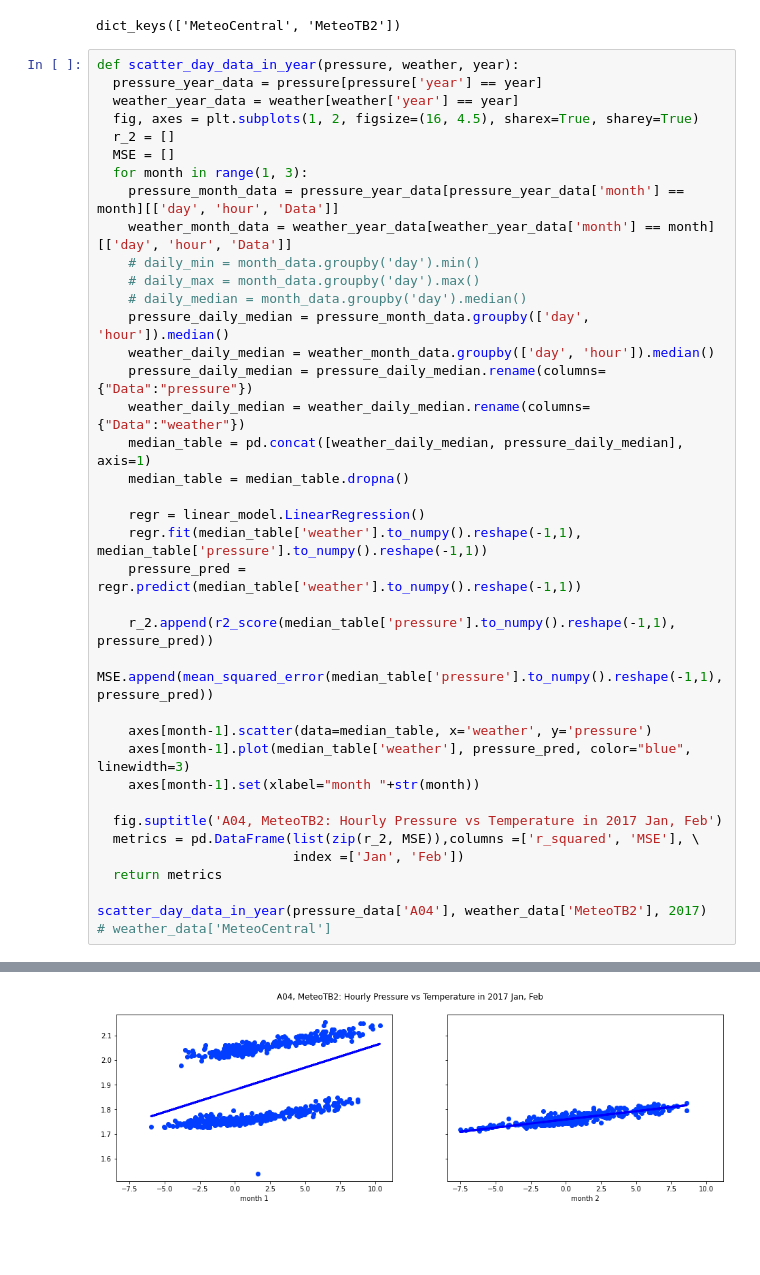
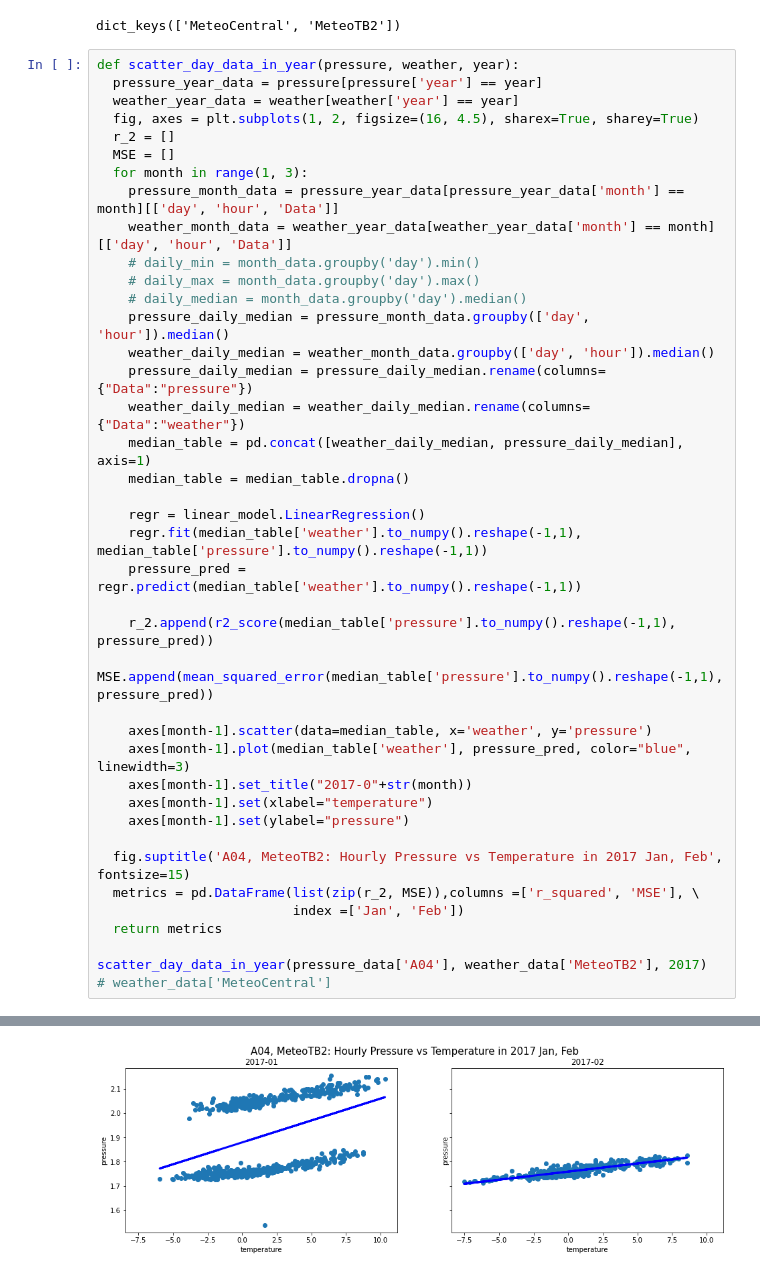
Before and after one commit to jayZhu1020/Columbia-Capstone, a Jupyter notebook: Exploratory_Data_Analysis.ipynb, the cells around one changed output, grey strips where cells are left out. Cells and saved outputs as stored; diff of their text form; blank space fills up the shorter version.

```diff
--- a/Exploratory_Data_Analysis.ipynb
+++ b/Exploratory_Data_Analysis.ipynb
@@ -98,36 +98,38 @@ def scatter_day_data_in_year(pressure, weather, year):
     # daily_min = month_data.groupby('day').min()
     # daily_max = month_data.groupby('day').max()
     # daily_median = month_data.groupby('day').median()
     pressure_daily_median = pressure_month_data.groupby(['day', 'hour']).median()
     weather_daily_median = weather_month_data.groupby(['day', 'hour']).median()
     pressure_daily_median = pressure_daily_median.rename(columns={"Data":"pressure"})
     weather_daily_median = weather_daily_median.rename(columns={"Data":"weather"})
     median_table = pd.concat([weather_daily_median, pressure_daily_median], axis=1)
     median_table = median_table.dropna()
 
     regr = linear_model.LinearRegression()
     regr.fit(median_table['weather'].to_numpy().reshape(-1,1), median_table['pressure'].to_numpy().reshape(-1,1))
     pressure_pred = regr.predict(median_table['weather'].to_numpy().reshape(-1,1))
 
     r_2.append(r2_score(median_table['pressure'].to_numpy().reshape(-1,1), pressure_pred))
     MSE.append(mean_squared_error(median_table['pressure'].to_numpy().reshape(-1,1), pressure_pred))
 
     axes[month-1].scatter(data=median_table, x='weather', y='pressure')
     axes[month-1].plot(median_table['weather'], pressure_pred, color="blue", linewidth=3)
-    axes[month-1].set(xlabel="month "+str(month))
+    axes[month-1].set_title("2017-0"+str(month))
+    axes[month-1].set(xlabel="temperature")
+    axes[month-1].set(ylabel="pressure")
 
-  fig.suptitle('A04, MeteoTB2: Hourly Pressure vs Temperature in 2017 Jan, Feb')
+  fig.suptitle('A04, MeteoTB2: Hourly Pressure vs Temperature in 2017 Jan, Feb', fontsize=15)
   metrics = pd.DataFrame(list(zip(r_2, MSE)),columns =['r_squared', 'MSE'], \
                          index =['Jan', 'Feb'])
   return metrics
 
 scatter_day_data_in_year(pressure_data['A04'], weather_data['MeteoTB2'], 2017)
 # weather_data['MeteoCentral']
 # %% [output]
 |  | r_squared | MSE |
 | Jan | 0.156068 | 0.019384 |
 | Feb | 0.749953 | 0.000132 |
-[figure, old version]
+[figure, new version]
 # %%
 def plot_day_data_in_year(df, year):
   year_data = df[df['year'] == year]
```
Also changed, not shown: parts of 2 cells of this notebook.
